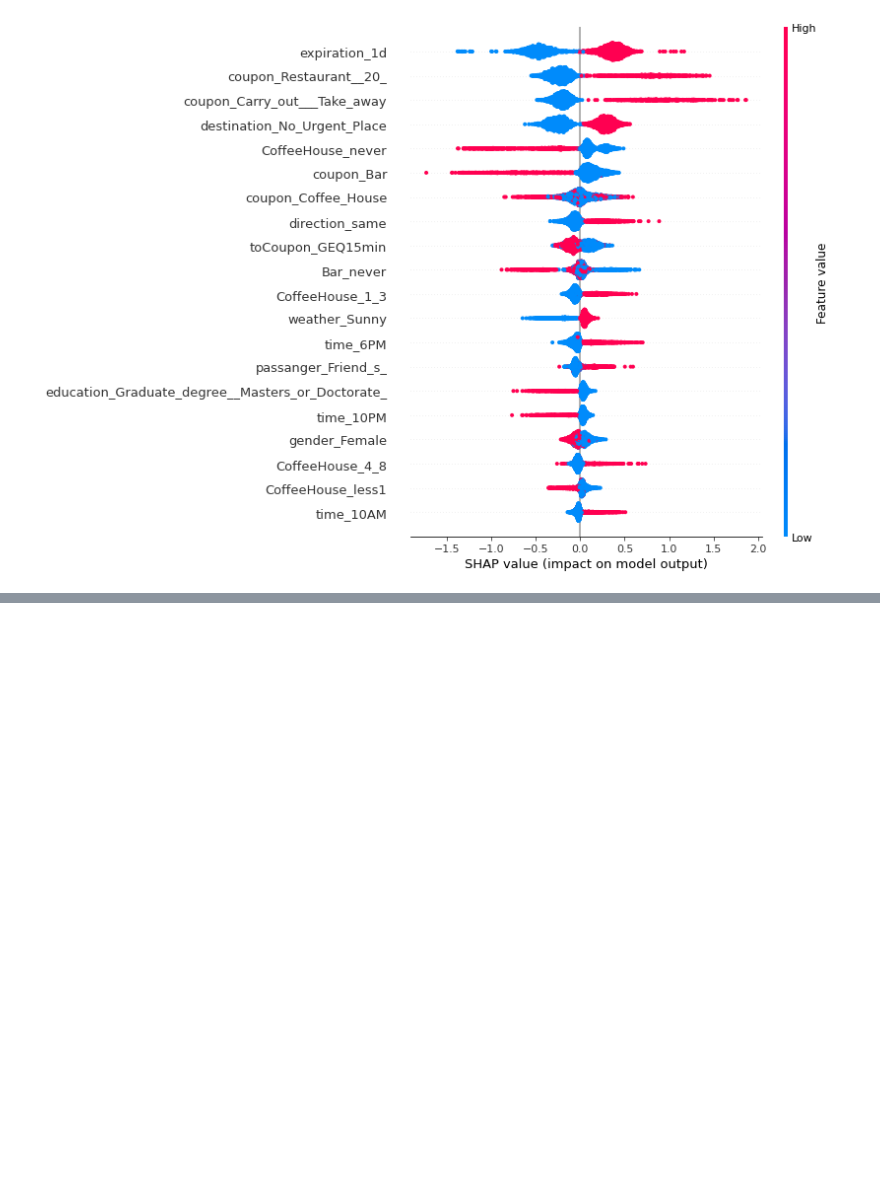
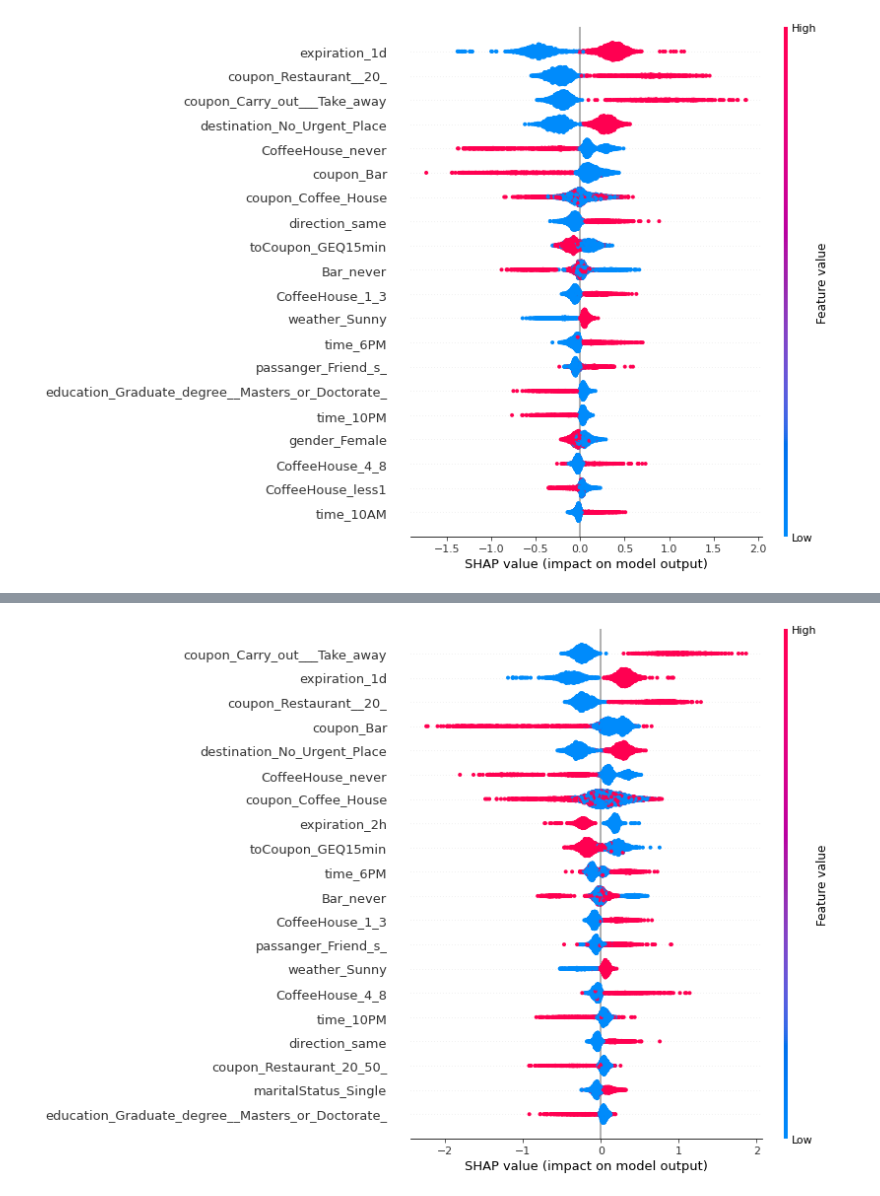
Before and after one commit to dsantospucp/20221ML_GRUPOF, a Jupyter notebook: Experimentación_algoritmos_basado_arboles.ipynb, the cells around one changed output, grey strips where cells are left out. Drawn from its saved outputs; the diff is of its cells as text; code cells hidden in the pictures; blank space fills up the shorter version.

```diff
--- a/Experimentación_algoritmos_basado_arboles.ipynb
+++ b/Experimentación_algoritmos_basado_arboles.ipynb
@@ -1780,0 +2170,5 @@ shap.summary_plot(shap_values[1], X_test)
+# %%
+# Dirección o sentido  del impacto
+shap.summary_plot(shap_values, X_test)
+# %% [output]
+[figure, added]
```
Also changed, not shown: parts of 22 cells of this notebook.
